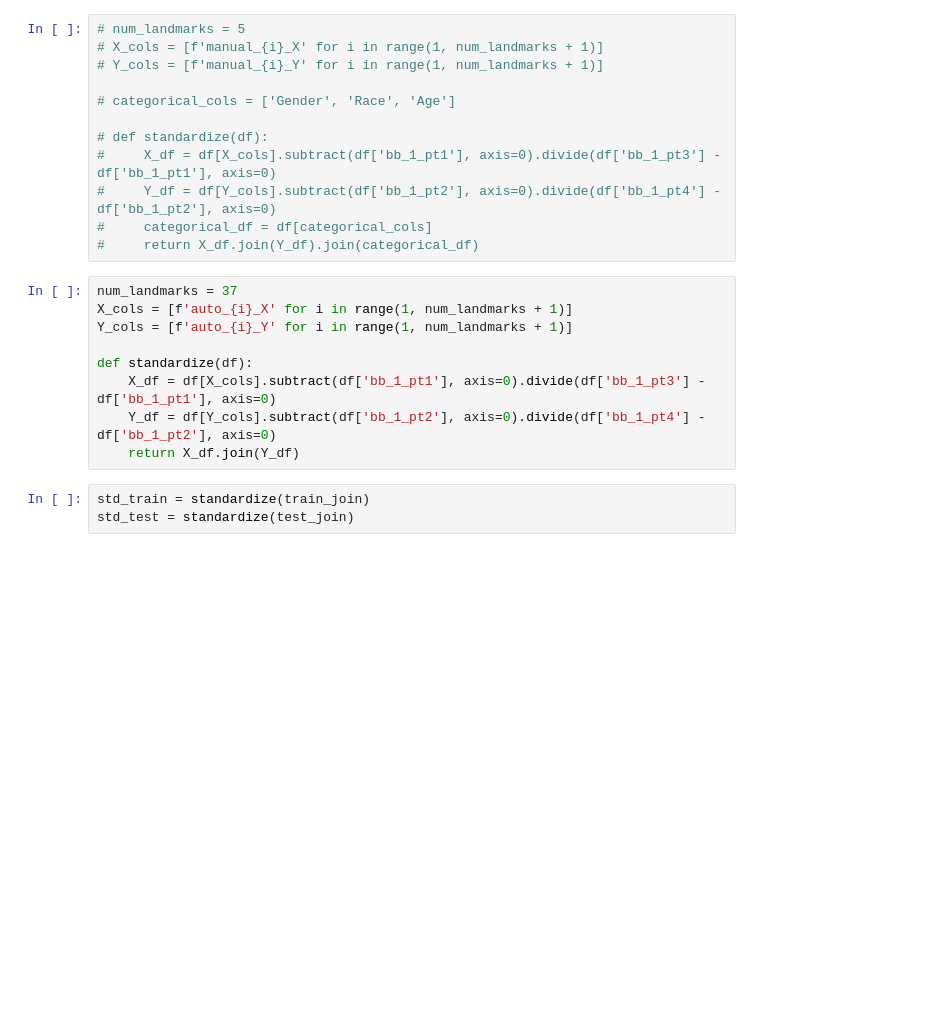
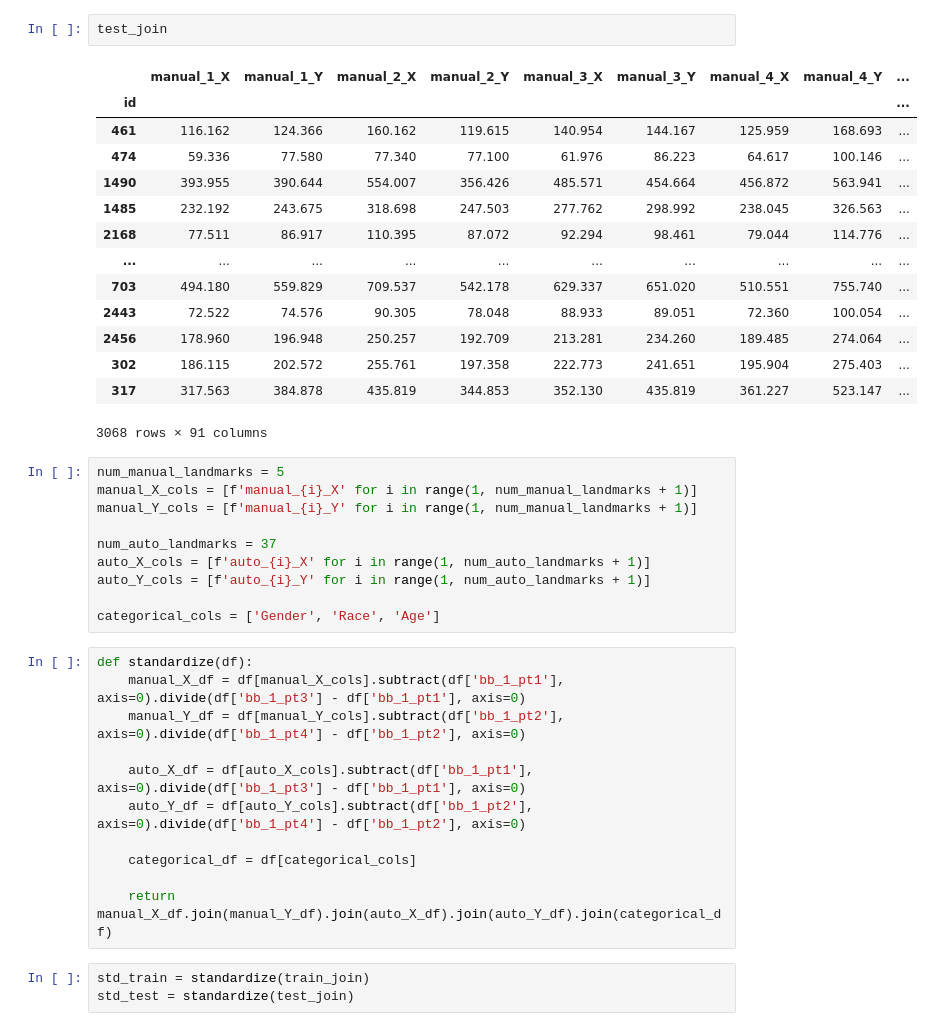
Before and after one commit to legobridge/facial-expression-recognition, a Jupyter notebook: notebooks/annotation_cleanup.ipynb, the cells around one changed output. Saved outputs shown, nothing was run; the diff lists cells and outputs as text; blank space fills up the shorter version.

```diff
--- a/notebooks/annotation_cleanup.ipynb
+++ b/notebooks/annotation_cleanup.ipynb
@@ -31,24 +30,41 @@ train_join
+# %%
+test_join
+# %% [output]
+|  | manual_1_X | manual_1_Y | manual_2_X | manual_2_Y | manual_3_X | manual_3_Y | manual_4_X | manual_4_Y | ... |
+| id |  |  |  |  |  |  |  |  | ... |
+| 461 | 116.162 | 124.366 | 160.162 | 119.615 | 140.954 | 144.167 | 125.959 | 168.693 | ... |
+| 474 | 59.336 | 77.580 | 77.340 | 77.100 | 61.976 | 86.223 | 64.617 | 100.146 | ... |
+| 1490 | 393.955 | 390.644 | 554.007 | 356.426 | 485.571 | 454.664 | 456.872 | 563.941 | ... |
+| 1485 | 232.192 | 243.675 | 318.698 | 247.503 | 277.762 | 298.992 | 238.045 | 326.563 | ... |
+| 2168 | 77.511 | 86.917 | 110.395 | 87.072 | 92.294 | 98.461 | 79.044 | 114.776 | ... |
+| ... | ... | ... | ... | ... | ... | ... | ... | ... | ... |
+| 703 | 494.180 | 559.829 | 709.537 | 542.178 | 629.337 | 651.020 | 510.551 | 755.740 | ... |
+| 2443 | 72.522 | 74.576 | 90.305 | 78.048 | 88.933 | 89.051 | 72.360 | 100.054 | ... |
+| 2456 | 178.960 | 196.948 | 250.257 | 192.709 | 213.281 | 234.260 | 189.485 | 274.064 | ... |
+| 302 | 186.115 | 202.572 | 255.761 | 197.358 | 222.773 | 241.651 | 195.904 | 275.403 | ... |
+| 317 | 317.563 | 384.878 | 435.819 | 344.853 | 352.130 | 435.819 | 361.227 | 523.147 | ... |
+3068 rows × 91 columns
 # %%
-# num_landmarks = 5
-# X_cols = [f'manual_{i}_X' for i in range(1, num_landmarks + 1)]
-# Y_cols = [f'manual_{i}_Y' for i in range(1, num_landmarks + 1)]
+num_manual_landmarks = 5
+manual_X_cols = [f'manual_{i}_X' for i in range(1, num_manual_landmarks + 1)]
+manual_Y_cols = [f'manual_{i}_Y' for i in range(1, num_manual_landmarks + 1)]
 
-# categorical_cols = ['Gender', 'Race', 'Age']
+num_auto_landmarks = 37
+auto_X_cols = [f'auto_{i}_X' for i in range(1, num_auto_landmarks + 1)]
+auto_Y_cols = [f'auto_{i}_Y' for i in range(1, num_auto_landmarks + 1)]
 
-# def standardize(df):
-#     X_df = df[X_cols].subtract(df['bb_1_pt1'], axis=0).divide(df['bb_1_pt3'] - df['bb_1_pt1'], axis=0)
-#     Y_df = df[Y_cols].subtract(df['bb_1_pt2'], axis=0).divide(df['bb_1_pt4'] - df['bb_1_pt2'], axis=0)
-#     categorical_df = df[categorical_cols]
-#     return X_df.join(Y_df).join(categorical_df)
+categorical_cols = ['Gender', 'Race', 'Age']
 # %%
-num_landmarks = 37
-X_cols = [f'auto_{i}_X' for i in range(1, num_landmarks + 1)]
-Y_cols = [f'auto_{i}_Y' for i in range(1, num_landmarks + 1)]
+def standardize(df):
+    manual_X_df = df[manual_X_cols].subtract(df['bb_1_pt1'], axis=0).divide(df['bb_1_pt3'] - df['bb_1_pt1'], axis=0)
+    manual_Y_df = df[manual_Y_cols].subtract(df['bb_1_pt2'], axis=0).divide(df['bb_1_pt4'] - df['bb_1_pt2'], axis=0)
 
-def standardize(df):
-    X_df = df[X_cols].subtract(df['bb_1_pt1'], axis=0).divide(df['bb_1_pt3'] - df['bb_1_pt1'], axis=0)
-    Y_df = df[Y_cols].subtract(df['bb_1_pt2'], axis=0).divide(df['bb_1_pt4'] - df['bb_1_pt2'], axis=0)
-    return X_df.join(Y_df)
+    auto_X_df = df[auto_X_cols].subtract(df['bb_1_pt1'], axis=0).divide(df['bb_1_pt3'] - df['bb_1_pt1'], axis=0)
+    auto_Y_df = df[auto_Y_cols].subtract(df['bb_1_pt2'], axis=0).divide(df['bb_1_pt4'] - df['bb_1_pt2'], axis=0)
+
+    categorical_df = df[categorical_cols]
+
+    return manual_X_df.join(manual_Y_df).join(auto_X_df).join(auto_Y_df).join(categorical_df)
 # %%
 std_train = standardize(train_join)
 std_test = standardize(test_join)
```
Also changed, not shown: parts of 20 cells of this notebook, 1 other file.
